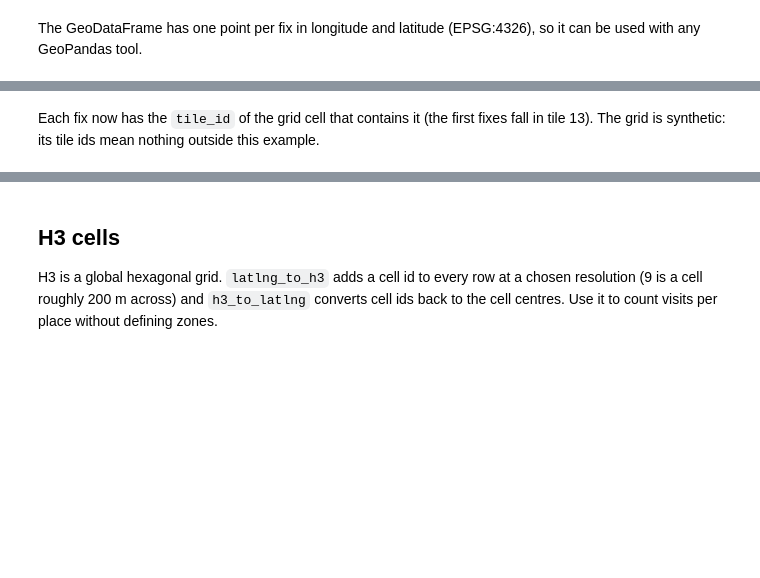
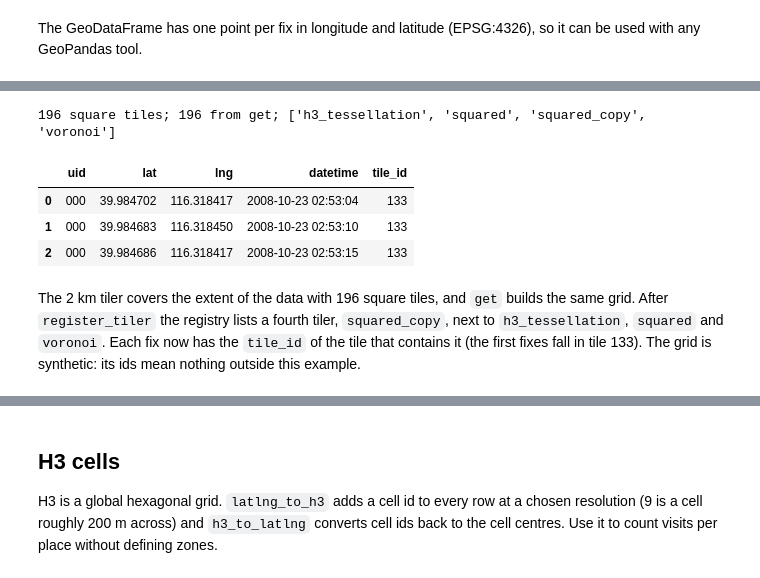
Before and after one commit to gefgu/fastmob, a Jupyter notebook: docs/src/learn/process-trajectories.ipynb, the cells around one changed output, grey strips where cells are left out. Saved outputs shown, nothing was run; the diff lists cells and outputs as text; code cells hidden in the pictures; blank space fills up the shorter version.

```diff
--- a/docs/src/learn/process-trajectories.ipynb
+++ b/docs/src/learn/process-trajectories.ipynb
@@ -204,13 +210,0 @@ The GeoDataFrame has one point per fix in longitude and latitude (EPSG:4326), so
-# %%
-import geopandas as gpd
-from shapely.geometry import box
-
-lat0, lat1, lng0, lng1 = fixes["lat"].min(), fixes["lat"].max(), fixes["lng"].min(), fixes["lng"].max()
-dlat, dlng = (lat1 - lat0) / 5, (lng1 - lng0) / 5
-cells = [box(lng0 + j * dlng, lat0 + i * dlat, lng0 + (j + 1) * dlng, lat0 + (i + 1) * dlat) for i in range(5) for j in range(5)]
-tessellation = gpd.GeoDataFrame({"tile_id": range(25)}, geometry=cells, crs="EPSG:4326")
-
-with phase("analysis"):
-    mapped = tdf.mapping(tessellation, remove_na=True)
-
-mapped.to_pandas().head(3)
@@ -222,2 +215,24 @@ mapped.to_pandas().head(3)
+# %%
+import geopandas as gpd
+from fastmob.tessellation import tilers
+from shapely.geometry import box
+
+extent = gpd.GeoDataFrame(
+    geometry=[box(fixes["lng"].min(), fixes["lat"].min(), fixes["lng"].max(), fixes["lat"].max())], crs="EPSG:4326"
+)
+with phase("analysis"):
+    tessellation = tilers.tiler.create("squared", base_shape=extent, meters=2000)
+    same_grid = tilers.tiler.get("squared", base_shape=extent, meters=2000)
+    tilers.tiler.register_tiler("squared_copy", tilers.SquaredTessellationTiler())
+    mapped = tdf.mapping(tessellation, remove_na=True)
+
+print(len(tessellation), "square tiles;", len(same_grid), "from get;", sorted(tilers.tiler._tilers))
+mapped.to_pandas().head(3)
+# %% [output]
+196 square tiles; 196 from get; ['h3_tessellation', 'squared', 'squared_copy', 'voronoi']
+|  | uid | lat | lng | datetime | tile_id |
+| 0 | 000 | 39.984702 | 116.318417 | 2008-10-23 02:53:04 | 133 |
+| 1 | 000 | 39.984683 | 116.318450 | 2008-10-23 02:53:10 | 133 |
+| 2 | 000 | 39.984686 | 116.318417 | 2008-10-23 02:53:15 | 133 |
 # %% [markdown]
-Each fix now has the `tile_id` of the grid cell that contains it (the first fixes fall in tile 13). The grid is synthetic: its tile ids mean nothing outside this example.
+The 2 km tiler covers the extent of the data with 196 square tiles, and `get` builds the same grid. After `register_tiler` the registry lists a fourth tiler, `squared_copy`, next to `h3_tessellation`, `squared` and `voronoi`. Each fix now has the `tile_id` of the tile that contains it (the first fixes fall in tile 133). The grid is synthetic: its ids mean nothing outside this example.
```
Also changed, not shown: parts of 22 cells of this notebook, 49 other files.
